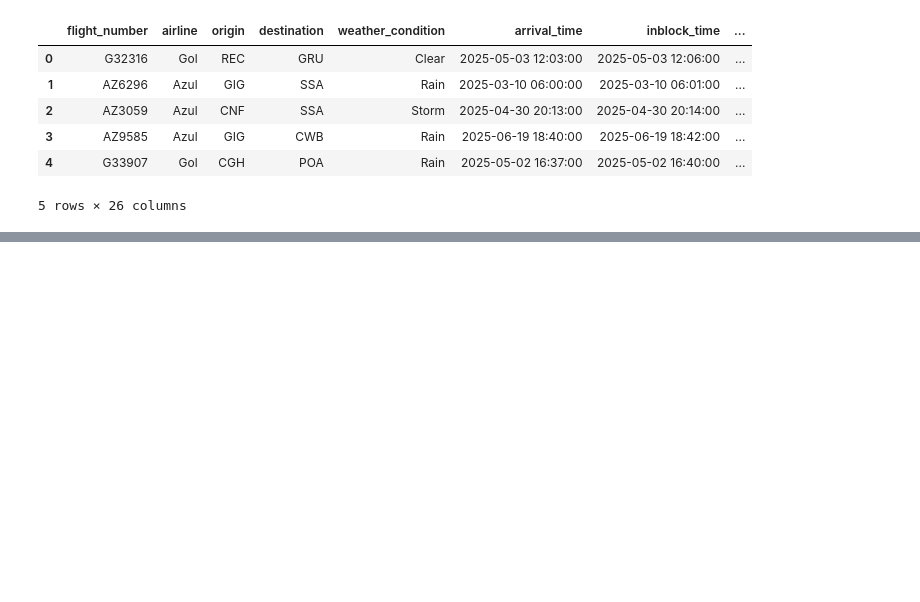
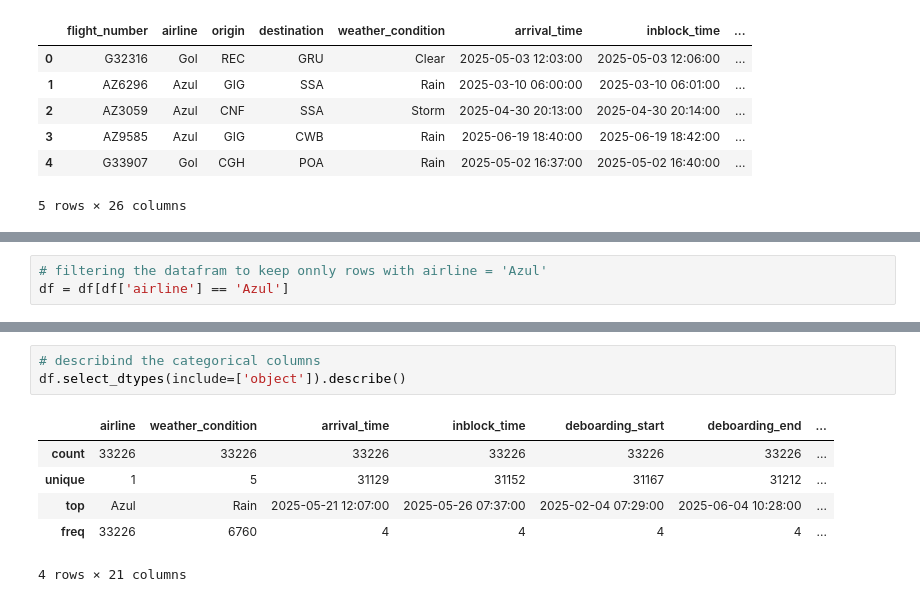
Before and after one commit to raoliveirads/Turnaround_Project, a Jupyter notebook: notebooks/turnaround.ipynb, the cells around one changed output, grey strips where cells are left out. Saved outputs shown, nothing was run; the diff lists cells and outputs as text; blank space fills up the shorter version.

```diff
--- a/notebooks/turnaround.ipynb
+++ b/notebooks/turnaround.ipynb
@@ -149,0 +231,3 @@ df.head()
+# %%
+# filtering the datafram to keep onnly rows with airline = 'Azul'
+df = df[df['airline'] == 'Azul']
@@ -149,0 +247,10 @@ df.head()
+# %%
+# describind the categorical columns
+df.select_dtypes(include=['object']).describe()
+# %% [output]
+|  | airline | weather_condition | arrival_time | inblock_time | deboarding_start | deboarding_end | ... |
+| count | 33226 | 33226 | 33226 | 33226 | 33226 | 33226 | ... |
+| unique | 1 | 5 | 31129 | 31152 | 31167 | 31212 | ... |
+| top | Azul | Rain | 2025-05-21 12:07:00 | 2025-05-26 07:37:00 | 2025-02-04 07:29:00 | 2025-06-04 10:28:00 | ... |
+| freq | 33226 | 6760 | 4 | 4 | 4 | 4 | ... |
+4 rows × 21 columns
```
Also changed, not shown: parts of 9 cells of this notebook.
